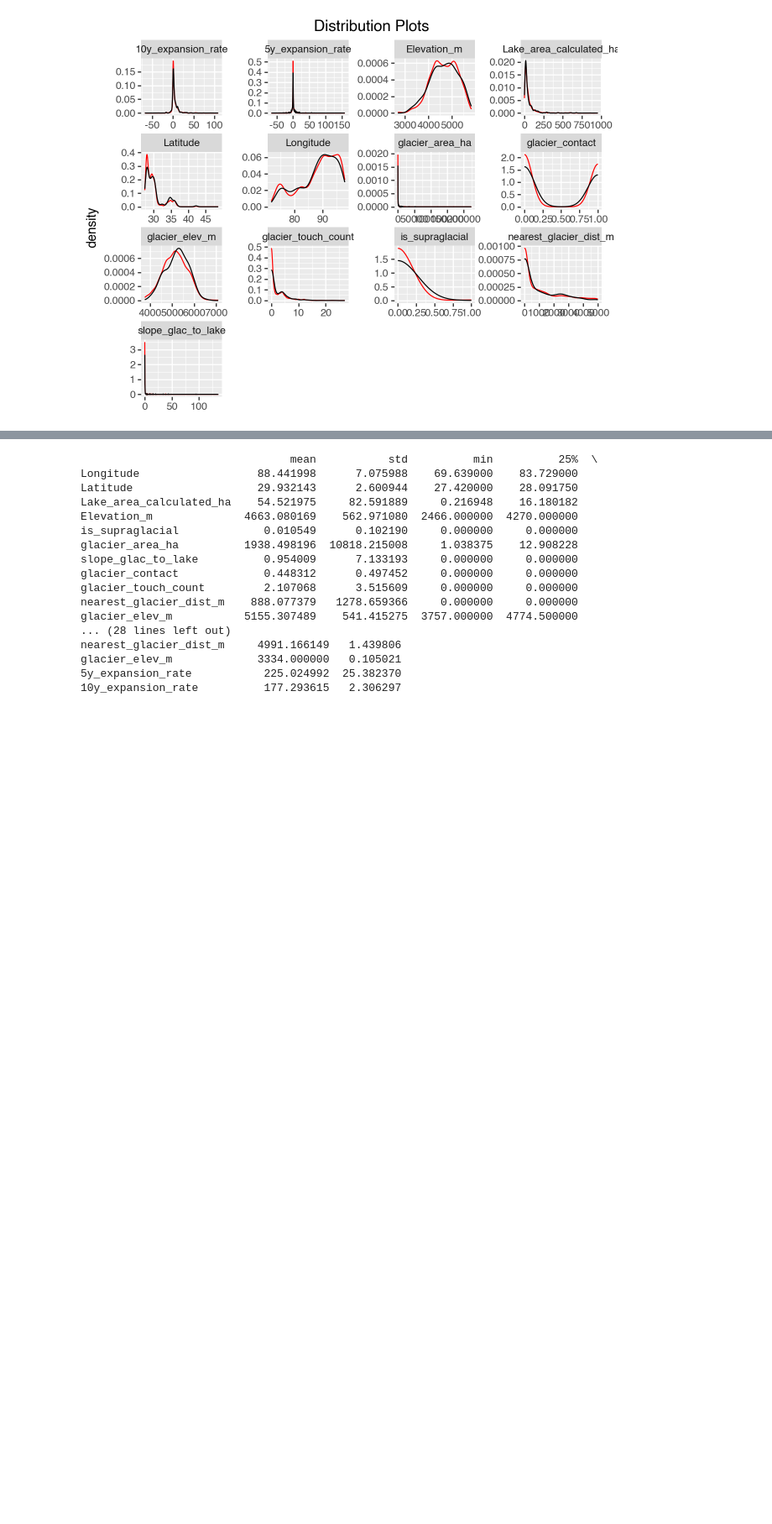
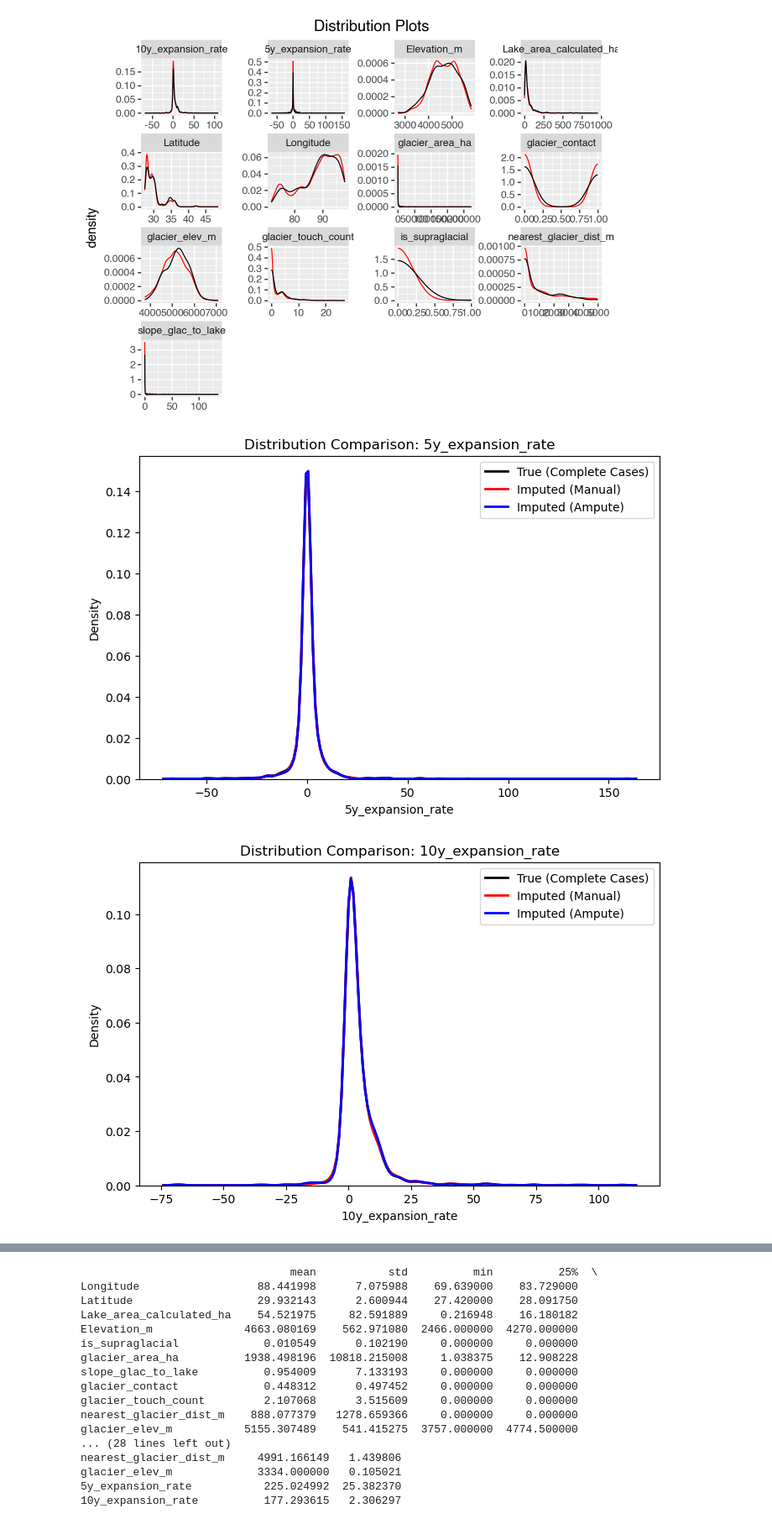
Before and after one commit to SoulNims/GLOF_Risk_ML_Pipeline, a Jupyter notebook: Notebooks/MLcrashcourse.ipynb, the cells around one changed output, grey strips where cells are left out. Shown at 84% size. Drawn from its saved outputs; the diff is of its cells as text; code cells hidden in the pictures; blank space fills up the shorter version.

```diff
--- a/Notebooks/MLcrashcourse.ipynb
+++ b/Notebooks/MLcrashcourse.ipynb
@@ -741,3 +745,36 @@ kernel_manual.plot_imputed_distributions()
 kernel_ampute.plot_imputed_distributions()
 # %% [output]
 [figure]
+# %%
+import seaborn as sns
+import matplotlib.pyplot as plt
+
+def compare_kde(col, X_true, X_imp_manual=None, X_imp_ampute=None):
+    plt.figure(figsize=(8,5))
+
+    # True distribution (from CCA complete cases)
+    sns.kdeplot(X_true[col], label="True (Complete Cases)", color="black", lw=2)
+
+    # Manual masking imputations
+    if X_imp_manual is not None:
+        sns.kdeplot(X_imp_manual[col], label="Imputed (Manual)", color="red", lw=2)
+
+    # Ampute masking imputations
+    if X_imp_ampute is not None:
+        sns.kdeplot(X_imp_ampute[col], label="Imputed (Ampute)", color="blue", lw=2)
+
+    plt.title(f"Distribution Comparison: {col}")
+    plt.xlabel(col)
+    plt.ylabel("Density")
+    plt.legend()
+    plt.show()
+# %%
+# Compare expansion rate distributions
+compare_kde("5y_expansion_rate", X_cca, X_imputed_manual, X_imputed_ampute)
+compare_kde("10y_expansion_rate", X_cca, X_imputed_manual, X_imputed_ampute)
+
+# Compare elevation distributions
+compare_kde("Elevation_m", X_cca, X_imputed_manual, X_imputed_ampute)
+# %% [output]
+[figure, added]
+[figure, added]
```
Also changed, not shown: parts of 8 cells of this notebook.
